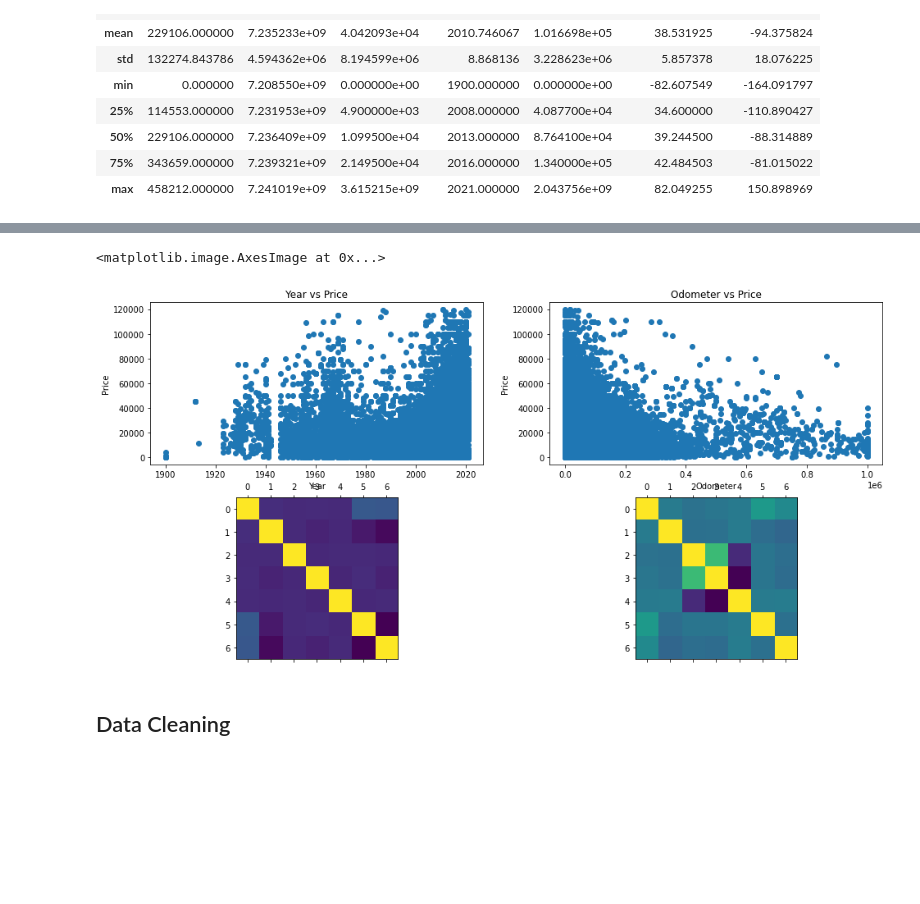
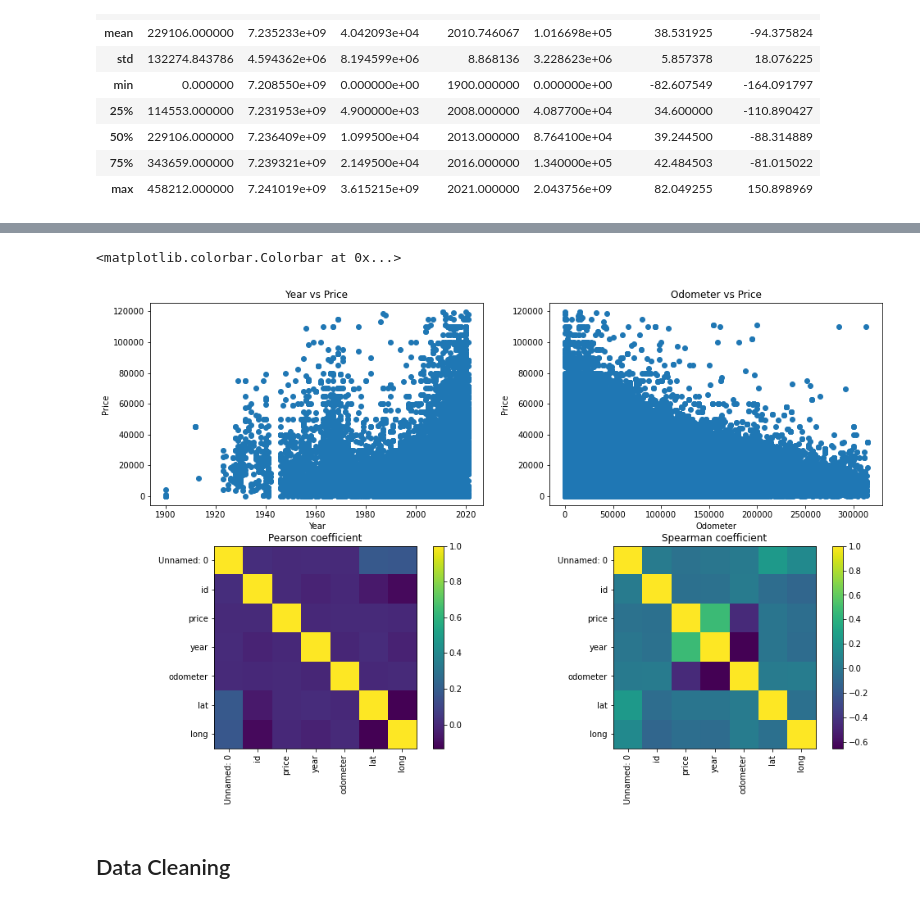
Before and after one commit to AJPutland/used-cars-ML, a Jupyter notebook: Used Car Sales EDA and Data Cleaning.ipynb, the cells around one changed output, grey strips where cells are left out. Saved outputs shown, nothing was run; the diff lists cells and outputs as text; code cells hidden in the pictures; blank space fills up the shorter version.

```diff
--- a/Used Car Sales EDA and Data Cleaning.ipynb
+++ b/Used Car Sales EDA and Data Cleaning.ipynb
@@ -39,17 +46,18 @@ cars.describe(include=[object])
 price_hi = cars['price'].quantile(0.999)
 price_lo = cars['price'].quantile(0.001)
 
-odom_hi = cars['odometer'].quantile(0.999)
+odom_hi = cars['odometer'].quantile(0.995)
 odom_lo = cars['odometer'].quantile(0.001)
 
 cars_filtered = cars[(cars['price'] < price_hi) & (cars['price'] > price_lo) & (cars['odometer'] < odom_hi) & (cars['odometer'] > odom_lo)]
+print(len(cars_filtered))
 
 ##Plot distributions
-fig, ax = plt.subplots(nrows=5, ncols=2, figsize=(16,20))
+fig, ax = plt.subplots(nrows=5, ncols=2, figsize=(16,10))
+fig.subplots_adjust(bottom = 5, top=7)
 
 cars_filtered.hist(column='price', bins=35, ax=ax[0][0])
 cars_filtered.hist(column='odometer', bins=35, ax=ax[0][1])
-
 
 cars_filtered.hist(column='year', bins=35, ax=ax[1][0])
 cars['fuel'].value_counts().plot(kind='bar', ax=ax[1][1])
@@ -108,26 +117,45 @@ Text(0, 0.5, 'Frequency')
 # %%
 ## Visualise some correlations between attributes
-fig, ax = plt.subplots(nrows=2, ncols=2, figsize=(16,8))
+fig, ax = plt.subplots(nrows=2, ncols=2, figsize=(16,10))
 
 ##Price vs year
 cars_filtered.plot(x='year', y='price', style='o', ax=ax[0][0])
 ax[0][0].set_xlabel("Year")
 ax[0][0].set_ylabel("Price")
 ax[0][0].get_legend().remove()
 ax[0][0].set_title("Year vs Price")
 
 ##Price vs odometer
 cars_filtered.plot(x='odometer', y='price', style='o', ax=ax[0][1])
 ax[0][1].set_xlabel("Odometer")
 ax[0][1].set_ylabel("Price")
 ax[0][1].get_legend().remove()
 ax[0][1].set_title("Odometer vs Price")
 
-ax[1][0].matshow(cars.corr(method='pearson'))
-ax[1][1].matshow(cars.corr(method='spearman'))
+
+pearsoncorr = cars.corr(method='pearson')
+spearmancorr = cars.corr(method='spearman')
+
+pimg = ax[1][0].imshow(pearsoncorr)
+simg = ax[1][1].imshow(spearmancorr)
+
+ax[1][0].set_title("Pearson coefficient")
+ax[1][0].set_xticks(np.arange(len(pearsoncorr.columns.tolist())))
+ax[1][0].set_yticks(np.arange(len(pearsoncorr.columns.tolist())))
+ax[1][0].set_xticklabels(pearsoncorr.columns.tolist(), rotation=90)
+ax[1][0].set_yticklabels(pearsoncorr.columns.tolist())
+
+ax[1][1].set_title("Spearman coefficient")
+ax[1][1].set_xticks(np.arange(len(spearmancorr.columns.tolist())))
+ax[1][1].set_yticks(np.arange(len(spearmancorr.columns.tolist())))
+ax[1][1].set_xticklabels(spearmancorr.columns.tolist(), rotation=90)
+ax[1][1].set_yticklabels(spearmancorr.columns.tolist())
+
+plt.colorbar(pimg, ax=ax[1][0])
+plt.colorbar(simg, ax=ax[1][1])
 # %% [output]
-<matplotlib.image.AxesImage at 0x...>
+<matplotlib.colorbar.Colorbar at 0x...>
-[figure, old version]
+[figure, new version]
 # %% [markdown]
 ## Data Cleaning
 # %%
```
Also changed, not shown: parts of 11 cells of this notebook, 1 other file.
